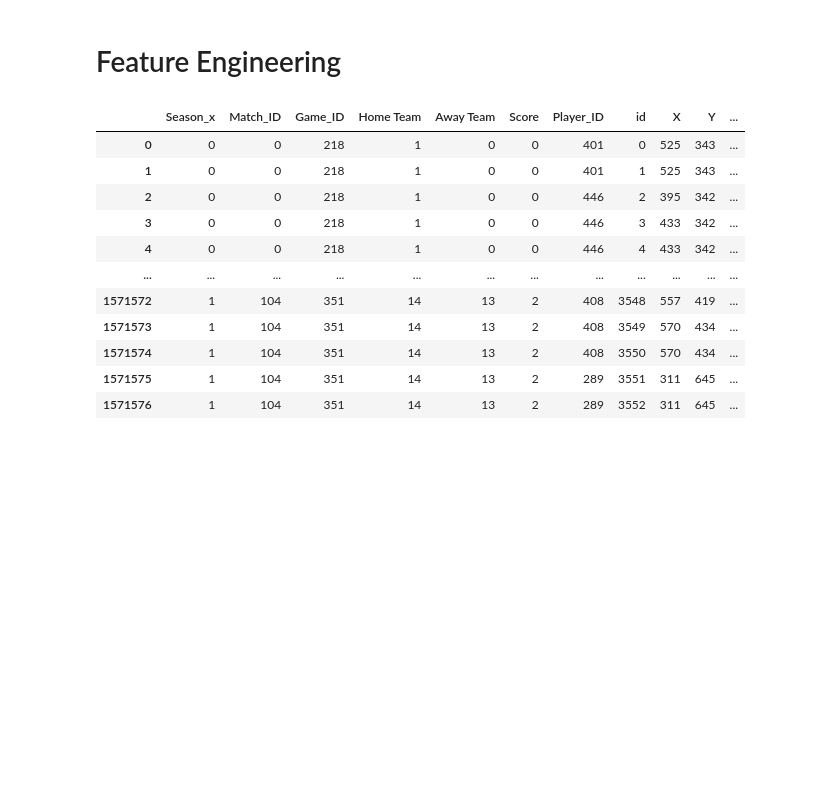
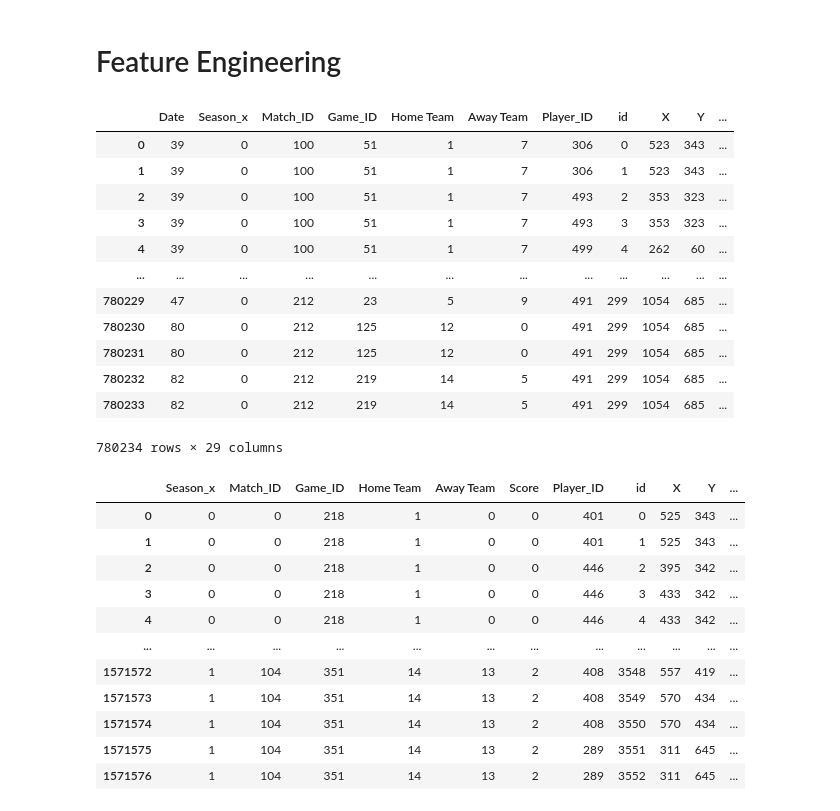
Before and after one commit to The-DigitalAcademy/Precious_Laduma_Score_Predictions, a Jupyter notebook: Laduma_Score_Predictions.ipynb, the cells around one changed output. Saved outputs shown, nothing was run; the diff lists cells and outputs as text; code cells hidden in the pictures; blank space fills up the shorter version.

```diff
--- a/Laduma_Score_Predictions.ipynb
+++ b/Laduma_Score_Predictions.ipynb
@@ -70,3 +70,6 @@ Train_game
 | 1571575 | ID_00EFNL7L | Player_DICH31J8 | 3457.0 | 18.1 | 19.7 | Milky Way | Inaccurate passes | 2nd half | 1 | Masashi | ... |
 | 1571576 | ID_00EFNL7L | Player_033SPDRN | 3458.0 | 34.2 | 56.8 | Butterfly | Picking-ups | 2nd half | 1 | Dante | ... |
 1571577 rows × 28 columns
+# %%
+Test_game=pd.read_csv("test_game_statistics.csv")
+Test_game.head()
@@ -73,3 +87,5 @@ Train_game
+# %%
+merged_test = pd.merge(Test, Test_game, on='Game_ID')
 # %% [markdown]
 # EDA
 # %%
@@ -266,12 +302,34 @@ The CSV file has been exported successfully.
 from sklearn.preprocessing import LabelEncoder
 # %%
 merged_train.drop(columns= ["Manager","Date", "Goals_scored", "Goals_conceded", "Action"],axis=1,inplace=True)
+
+merged_test.drop(columns= ["Manager","Date", "Goals_scored", "Goals_conceded", "Action"],axis=1,inplace=True)
 # %%
 label_encoder = LabelEncoder()
 
 for col in merged_train.columns:
     merged_train[col] = label_encoder.fit_transform(merged_train[col])
     merged_train
+# %%
+for col in merged_test.columns:
+    merged_test[col] = label_encoder.fit_transform(merged_train[col])
+    merged_test
+# %%
+merged_test
+# %% [output]
+|  | Date | Season_x | Match_ID | Game_ID | Home Team | Away Team | Player_ID | id | X | Y | ... |
+| 0 | 39 | 0 | 100 | 51 | 1 | 7 | 306 | 0 | 523 | 343 | ... |
+| 1 | 39 | 0 | 100 | 51 | 1 | 7 | 306 | 1 | 523 | 343 | ... |
+| 2 | 39 | 0 | 100 | 51 | 1 | 7 | 493 | 2 | 353 | 323 | ... |
+| 3 | 39 | 0 | 100 | 51 | 1 | 7 | 493 | 3 | 353 | 323 | ... |
+| 4 | 39 | 0 | 100 | 51 | 1 | 7 | 499 | 4 | 262 | 60 | ... |
+| ... | ... | ... | ... | ... | ... | ... | ... | ... | ... | ... | ... |
+| 780229 | 47 | 0 | 212 | 23 | 5 | 9 | 491 | 299 | 1054 | 685 | ... |
+| 780230 | 80 | 0 | 212 | 125 | 12 | 0 | 491 | 299 | 1054 | 685 | ... |
+| 780231 | 80 | 0 | 212 | 125 | 12 | 0 | 491 | 299 | 1054 | 685 | ... |
+| 780232 | 82 | 0 | 212 | 219 | 14 | 5 | 491 | 299 | 1054 | 685 | ... |
+| 780233 | 82 | 0 | 212 | 219 | 14 | 5 | 491 | 299 | 1054 | 685 | ... |
+780234 rows × 29 columns
 # %%
 merged_train
 # %% [output]
```
Also changed, not shown: parts of 20 cells of this notebook.
